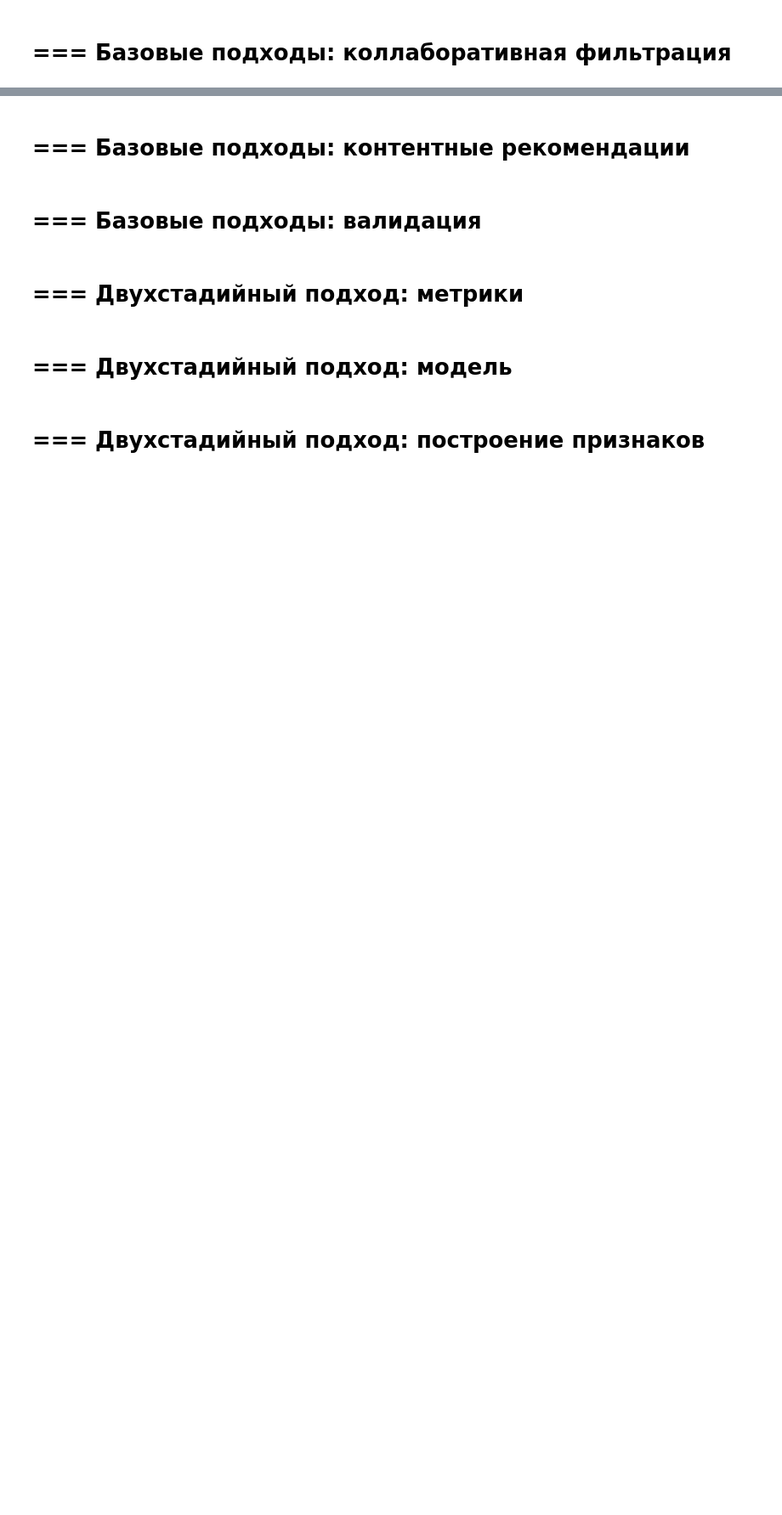
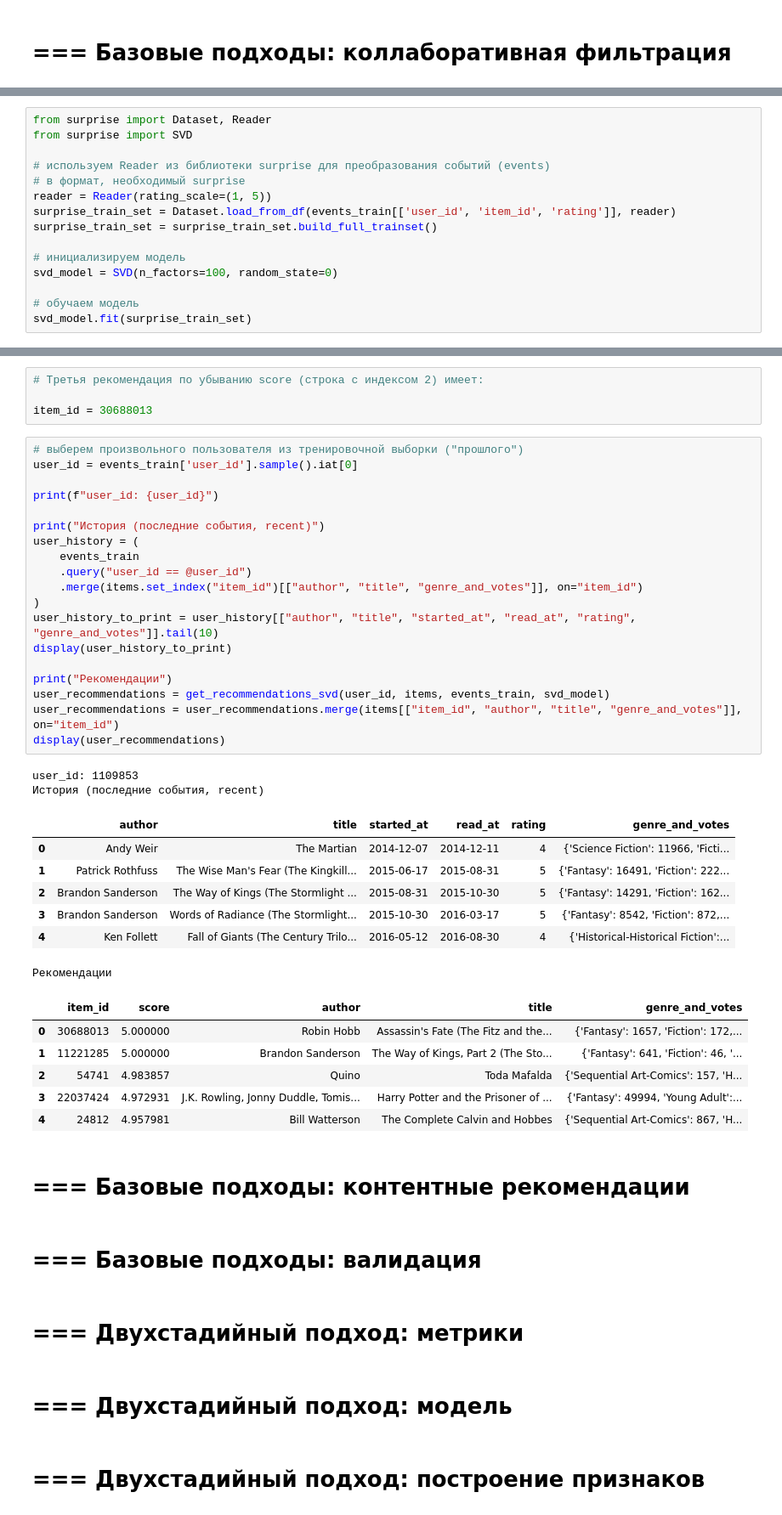
Before and after one commit to Manaam9/mle-recsys-start, a Jupyter notebook: main_offline.ipynb, the cells around one changed output, grey strips where cells are left out. Shown at 85% size. Drawn from its saved outputs; the diff is of its cells as text; blank space fills up the shorter version.

Commit message:
Базовые рекомендации

```diff
--- a/main_offline.ipynb
+++ b/main_offline.ipynb
@@ -141,0 +217,15 @@ with pd.option_context('display.max_rows', 100):
+# %%
+from surprise import Dataset, Reader
+from surprise import SVD
+
+# используем Reader из библиотеки surprise для преобразования событий (events)
+# в формат, необходимый surprise
+reader = Reader(rating_scale=(1, 5))
+surprise_train_set = Dataset.load_from_df(events_train[['user_id', 'item_id', 'rating']], reader)
+surprise_train_set = surprise_train_set.build_full_trainset()
+
+# инициализируем модель
+svd_model = SVD(n_factors=100, random_state=0)
+
+# обучаем модель
+svd_model.fit(surprise_train_set)
@@ -142,3 +417,42 @@ with pd.option_context('display.max_rows', 100):
+# %%
+# Третья рекомендация по убыванию score (строка с индексом 2) имеет:
+
+item_id = 30688013
+# %%
+# выберем произвольного пользователя из тренировочной выборки ("прошлого")
+user_id = events_train['user_id'].sample().iat[0]
+
+print(f"user_id: {user_id}")
+
+print("История (последние события, recent)")
+user_history = (
+    events_train
+    .query("user_id == @user_id")
+    .merge(items.set_index("item_id")[["author", "title", "genre_and_votes"]], on="item_id")
+)
+user_history_to_print = user_history[["author", "title", "started_at", "read_at", "rating", "genre_and_votes"]].tail(10)
+display(user_history_to_print)
+
+print("Рекомендации")
+user_recommendations = get_recommendations_svd(user_id, items, events_train, svd_model)
+user_recommendations = user_recommendations.merge(items[["item_id", "author", "title", "genre_and_votes"]], on="item_id")
+display(user_recommendations)
+# %% [output]
+user_id: 1109853
+История (последние события, recent)
+|  | author | title | started_at | read_at | rating | genre_and_votes |
+| 0 | Andy Weir | The Martian | 2014-12-07 | 2014-12-11 | 4 | {'Science Fiction': 11966, 'Ficti... |
+| 1 | Patrick Rothfuss | The Wise Man's Fear (The Kingkill... | 2015-06-17 | 2015-08-31 | 5 | {'Fantasy': 16491, 'Fiction': 222... |
+| 2 | Brandon Sanderson | The Way of Kings (The Stormlight ... | 2015-08-31 | 2015-10-30 | 5 | {'Fantasy': 14291, 'Fiction': 162... |
+| 3 | Brandon Sanderson | Words of Radiance (The Stormlight... | 2015-10-30 | 2016-03-17 | 5 | {'Fantasy': 8542, 'Fiction': 872,... |
+| 4 | Ken Follett | Fall of Giants (The Century Trilo... | 2016-05-12 | 2016-08-30 | 4 | {'Historical-Historical Fiction':... |
+Рекомендации
+|  | item_id | score | author | title | genre_and_votes |
+| 0 | 30688013 | 5.000000 | Robin Hobb | Assassin's Fate (The Fitz and the... | {'Fantasy': 1657, 'Fiction': 172,... |
+| 1 | 11221285 | 5.000000 | Brandon Sanderson | The Way of Kings, Part 2 (The Sto... | {'Fantasy': 641, 'Fiction': 46, '... |
+| 2 | 54741 | 4.983857 | Quino | Toda Mafalda | {'Sequential Art-Comics': 157, 'H... |
+| 3 | 22037424 | 4.972931 | J.K. Rowling, Jonny Duddle, Tomis... | Harry Potter and the Prisoner of ... | {'Fantasy': 49994, 'Young Adult':... |
+| 4 | 24812 | 4.957981 | Bill Watterson | The Complete Calvin and Hobbes | {'Sequential Art-Comics': 867, 'H... |
 # %% [markdown]
 # === Базовые подходы: контентные рекомендации
 # %% [markdown]
```
Also changed, not shown: parts of 31 cells of this notebook.
